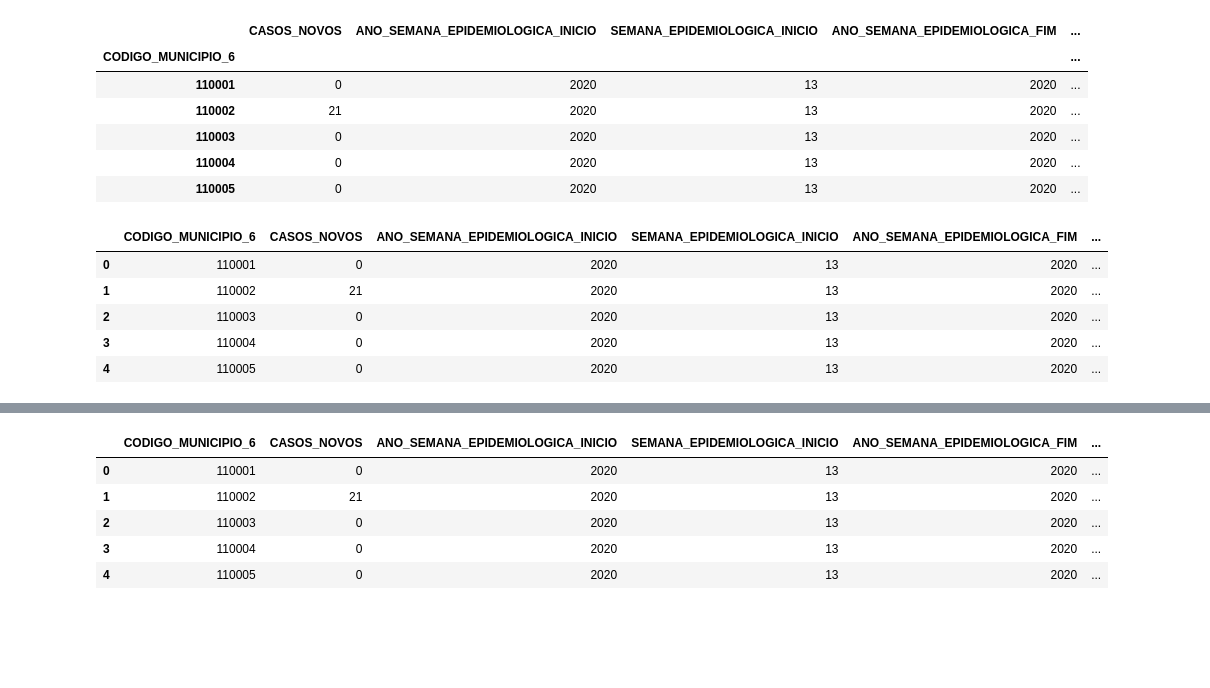
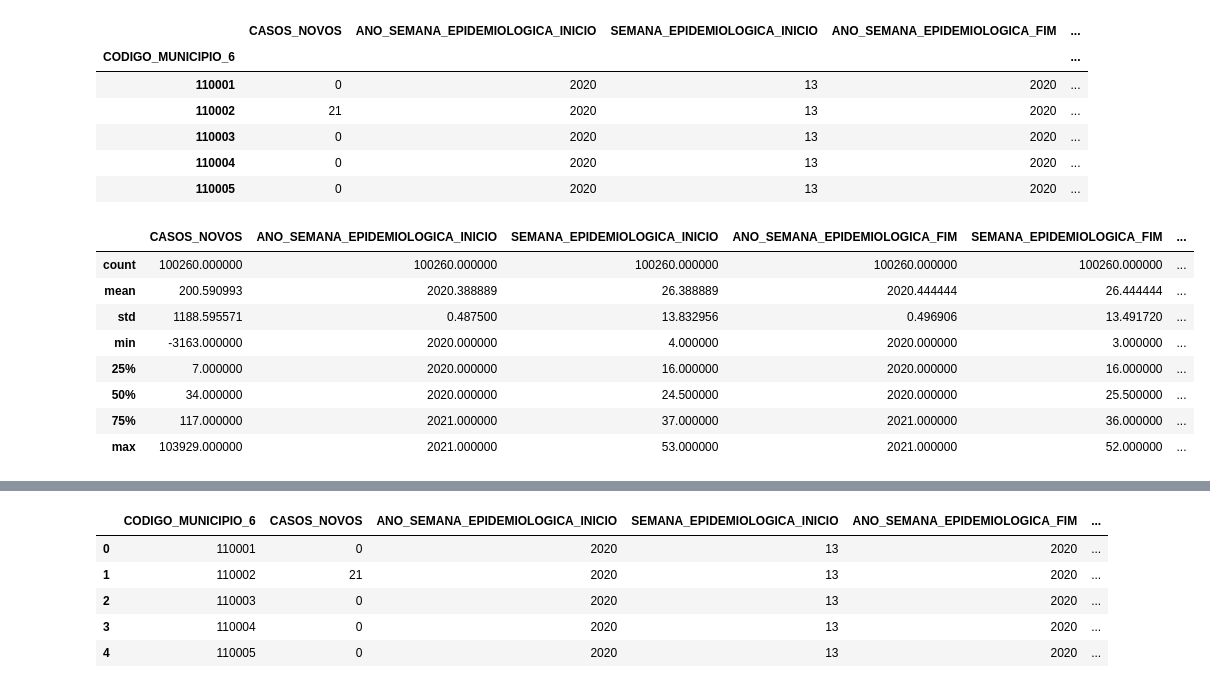
Before and after one commit to helderseixas/DisciplinaSistemasNebulosos, a Jupyter notebook: trabalho_final/trabalho_final.ipynb, the cells around one changed output, grey strips where cells are left out. Drawn from its saved outputs; the diff is of its cells as text; code cells hidden in the pictures; blank space fills up the shorter version.

```diff
--- a/trabalho_final/trabalho_final.ipynb
+++ b/trabalho_final/trabalho_final.ipynb
@@ -647,11 +646,14 @@ df_razao_covid_mobilidade.head()
 # %%
 df_municipio = df_base[['CODIGO_MUNICIPIO_6', 'POPULACAO_ESTIMADA']]
 df_razao_covid_mobilidade = pd.merge(df_razao_covid_mobilidade, df_municipio, how='left', on=['CODIGO_MUNICIPIO_6'])
-df_razao_covid_mobilidade.head()
+df_razao_covid_mobilidade.describe()
 # %% [output]
-|  | CODIGO_MUNICIPIO_6 | CASOS_NOVOS | ANO_SEMANA_EPIDEMIOLOGICA_INICIO | SEMANA_EPIDEMIOLOGICA_INICIO | ANO_SEMANA_EPIDEMIOLOGICA_FIM | ... |
-| 0 | 110001 | 0 | 2020 | 13 | 2020 | ... |
-| 1 | 110002 | 21 | 2020 | 13 | 2020 | ... |
-| 2 | 110003 | 0 | 2020 | 13 | 2020 | ... |
-| 3 | 110004 | 0 | 2020 | 13 | 2020 | ... |
-| 4 | 110005 | 0 | 2020 | 13 | 2020 | ... |
+|  | CASOS_NOVOS | ANO_SEMANA_EPIDEMIOLOGICA_INICIO | SEMANA_EPIDEMIOLOGICA_INICIO | ANO_SEMANA_EPIDEMIOLOGICA_FIM | SEMANA_EPIDEMIOLOGICA_FIM | ... |
+| count | 100260.000000 | 100260.000000 | 100260.000000 | 100260.000000 | 100260.000000 | ... |
+| mean | 200.590993 | 2020.388889 | 26.388889 | 2020.444444 | 26.444444 | ... |
+| std | 1188.595571 | 0.487500 | 13.832956 | 0.496906 | 13.491720 | ... |
+| min | -3163.000000 | 2020.000000 | 4.000000 | 2020.000000 | 3.000000 | ... |
+| 25% | 7.000000 | 2020.000000 | 16.000000 | 2020.000000 | 16.000000 | ... |
+| 50% | 34.000000 | 2020.000000 | 24.500000 | 2020.000000 | 25.500000 | ... |
+| 75% | 117.000000 | 2021.000000 | 37.000000 | 2021.000000 | 36.000000 | ... |
+| max | 103929.000000 | 2021.000000 | 53.000000 | 2021.000000 | 52.000000 | ... |
```
Also changed, not shown: parts of 28 cells of this notebook.
